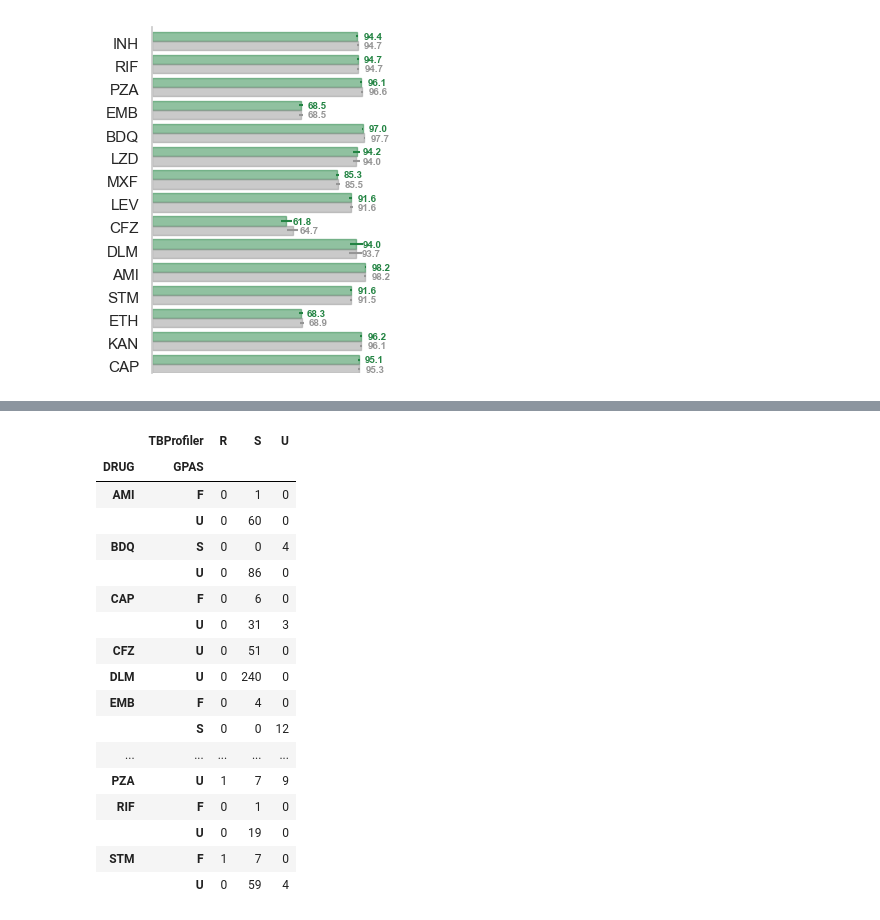
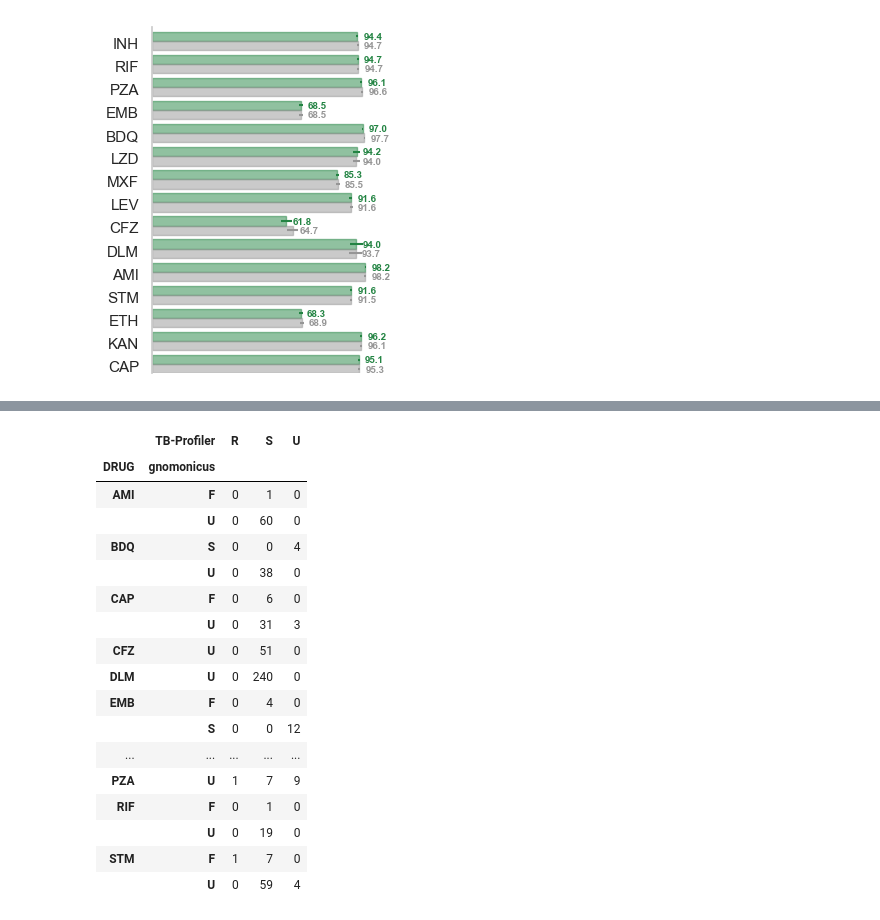
Before and after one commit to fowler-lab/validate-myco-amr, a Jupyter notebook: plot.ipynb, the cells around one changed output, grey strips where cells are left out. Cells and saved outputs as stored; diff of their text form; code cells hidden in the pictures.

```diff
--- a/plot.ipynb
+++ b/plot.ipynb
@@ -349,6 +349,7 @@ plot_comparison_tbprofiler(summary, savefig=savefig)
 [figure]
 # %%
 PHENOTYPES = pandas.read_csv('dat/PHENOTYPES.csv')
+PHENOTYPES = PHENOTYPES[((PHENOTYPES.DRUG=='BDQ') & (PHENOTYPES.PHENOTYPE_METHOD=='MGIT')) | ((PHENOTYPES.DRUG=='LZD') & (PHENOTYPES.PHENOTYPE_METHOD=='UKMYC')) | ((PHENOTYPES.DRUG=='PZA') & (PHENOTYPES.PHENOTYPE_METHOD!='MGIT')) | ((~PHENOTYPES.DRUG.isin(['BDQ','LZD'])))]
 PHENOTYPES.set_index(['ENA_RUN_ACCESSION', 'DRUG'], inplace=True)
 PHENOTYPES.sort_index(inplace=True)
 
@@ -356,13 +357,13 @@ predictions = pandas.read_csv('dat/PREDICTIONS.csv')
 predictions = predictions[predictions.SET=='nulls+minors']
 predictions.drop(columns=['SET'], inplace=True)
 predictions.set_index(['ENA_RUN_ACCESSION', 'DRUG'], inplace=True)
-predictions.rename(columns={'PREDICTION': 'GPAS'}, inplace=True)
+predictions.rename(columns={'PREDICTION': 'gnomonicus'}, inplace=True)
 predictions = predictions[predictions.index.isin(PHENOTYPES.index)]
 
 tbprofiler = pandas.read_csv('dat/tbprofiler_PREDICTIONS.csv')
 tbprofiler.set_index(['ENA_RUN_ACCESSION', 'DRUG'], inplace=True)
 tbprofiler = tbprofiler[tbprofiler.index.isin(PHENOTYPES.index)]
-tbprofiler.rename(columns={'PREDICTION': 'TBProfiler'}, inplace=True)
+tbprofiler.rename(columns={'PREDICTION': 'TB-Profiler'}, inplace=True)
 
 assert len(predictions) == len(tbprofiler)
 
@@ -395,15 +413,16 @@ pandas.crosstab(comparison['GPAS'], comparison['TBProfiler'])
 # %%
 comparison.reset_index(inplace=True)
-foo = comparison[(~comparison.GPAS.isin(['R','S'])) | (~comparison.TBProfiler.isin(['R','S']))]
+foo = comparison[(~comparison.gnomonicus.isin(['R','S'])) | (~comparison['TB-Profiler'].isin(['R','S']))]
 comparison.set_index(['ENA_RUN_ACCESSION', 'DRUG'], inplace=True)
-pandas.crosstab([foo['DRUG'], foo['GPAS']], foo['TBProfiler'])
+foo = pandas.crosstab([foo['DRUG'], foo['gnomonicus']], foo['TB-Profiler'])
+foo
 # %% [output]
-|  | TBProfiler | R | S | U |
-| DRUG | GPAS |  |  |  |
+|  | TB-Profiler | R | S | U |
+| DRUG | gnomonicus |  |  |  |
 | AMI | F | 0 | 1 | 0 |
 |  | U | 0 | 60 | 0 |
 | BDQ | S | 0 | 0 | 4 |
-|  | U | 0 | 86 | 0 |
+|  | U | 0 | 38 | 0 |
 | CAP | F | 0 | 6 | 0 |
 |  | U | 0 | 31 | 3 |
 | CFZ | U | 0 | 51 | 0 |
```
Also changed, not shown: parts of 9 cells of this notebook, 2 other files.
